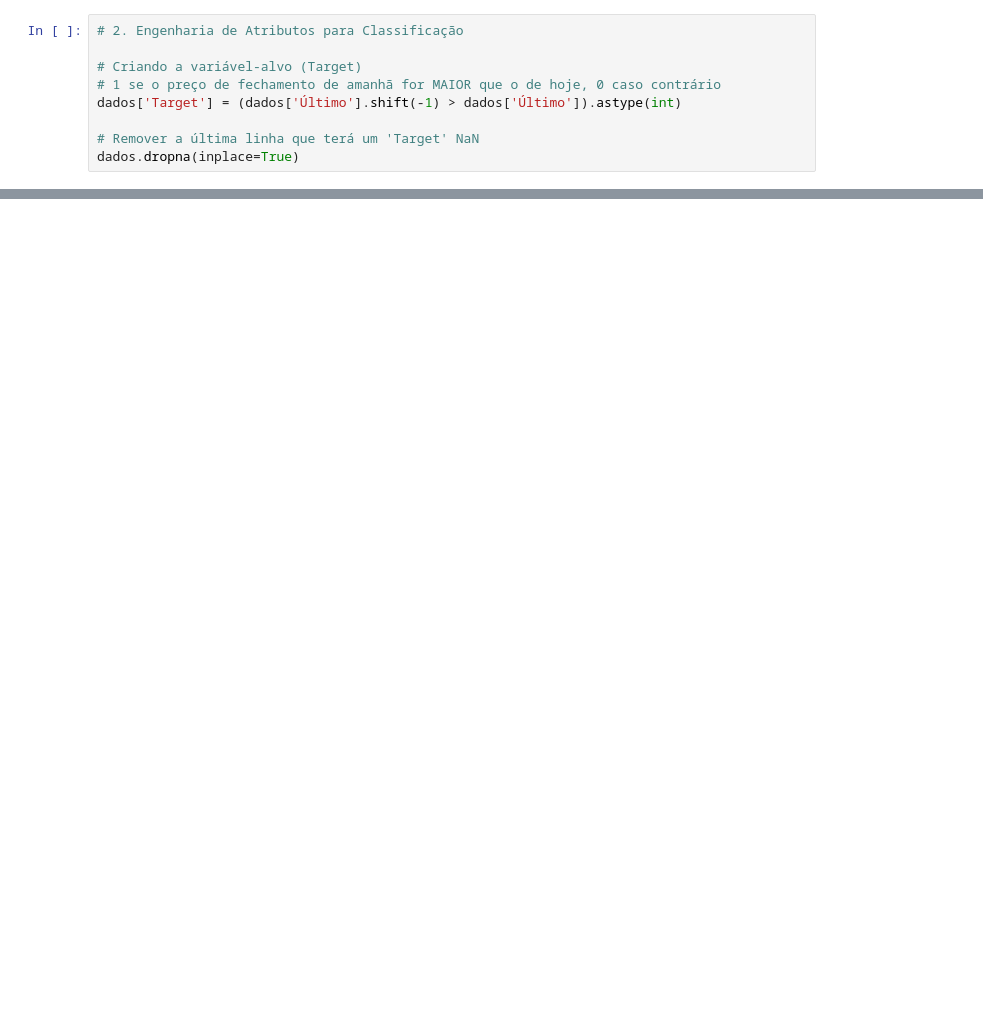
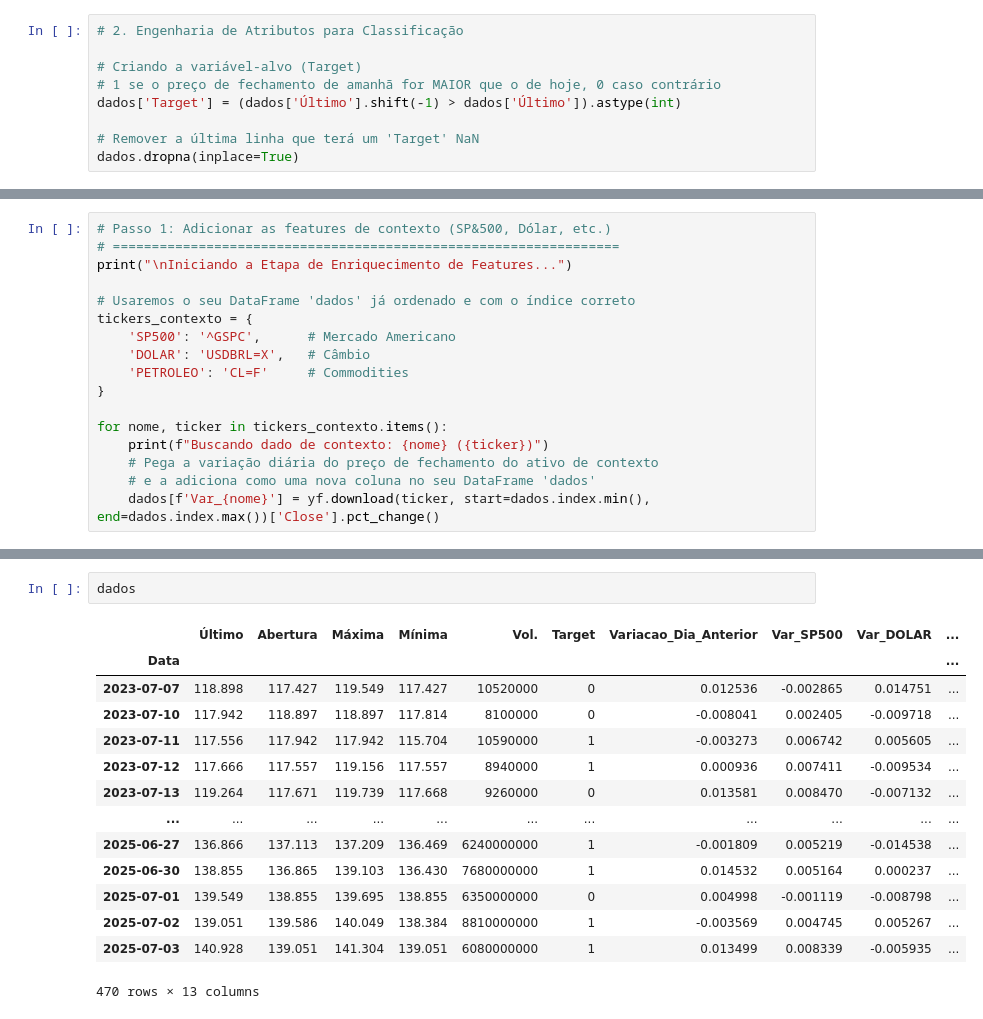
Before and after one commit to willianncardoso/IBOVESPA, a Jupyter notebook: PosFIAP_T2.ipynb, the cells around one changed output, grey strips where cells are left out. Drawn from its saved outputs; the diff is of its cells as text; blank space fills up the shorter version.

```diff
--- a/PosFIAP_T2.ipynb
+++ b/PosFIAP_T2.ipynb
@@ -148,0 +241,17 @@ RandomForestClassifier(n_jobs=-1, random_state=42)
+# %%
+# Passo 1: Adicionar as features de contexto (SP&500, Dólar, etc.)
+# =================================================================
+print("\nIniciando a Etapa de Enriquecimento de Features...")
+
+# Usaremos o seu DataFrame 'dados' já ordenado e com o índice correto
+tickers_contexto = {
+    'SP500': '^GSPC',      # Mercado Americano
+    'DOLAR': 'USDBRL=X',   # Câmbio
+    'PETROLEO': 'CL=F'     # Commodities
+}
+
+for nome, ticker in tickers_contexto.items():
+    print(f"Buscando dado de contexto: {nome} ({ticker})")
+    # Pega a variação diária do preço de fechamento do ativo de contexto
+    # e a adiciona como uma nova coluna no seu DataFrame 'dados'
+    dados[f'Var_{nome}'] = yf.download(ticker, start=dados.index.min(), end=dados.index.max())['Close'].pct_change()
@@ -148,0 +309,17 @@ RandomForestClassifier(n_jobs=-1, random_state=42)
+# %%
+dados
+# %% [output]
+|  | Último | Abertura | Máxima | Mínima | Vol. | Target | Variacao_Dia_Anterior | Var_SP500 | Var_DOLAR | ... |
+| Data |  |  |  |  |  |  |  |  |  | ... |
+| 2023-07-07 | 118.898 | 117.427 | 119.549 | 117.427 | 10520000 | 0 | 0.012536 | -0.002865 | 0.014751 | ... |
+| 2023-07-10 | 117.942 | 118.897 | 118.897 | 117.814 | 8100000 | 0 | -0.008041 | 0.002405 | -0.009718 | ... |
+| 2023-07-11 | 117.556 | 117.942 | 117.942 | 115.704 | 10590000 | 1 | -0.003273 | 0.006742 | 0.005605 | ... |
+| 2023-07-12 | 117.666 | 117.557 | 119.156 | 117.557 | 8940000 | 1 | 0.000936 | 0.007411 | -0.009534 | ... |
+| 2023-07-13 | 119.264 | 117.671 | 119.739 | 117.668 | 9260000 | 0 | 0.013581 | 0.008470 | -0.007132 | ... |
+| ... | ... | ... | ... | ... | ... | ... | ... | ... | ... | ... |
+| 2025-06-27 | 136.866 | 137.113 | 137.209 | 136.469 | 6240000000 | 1 | -0.001809 | 0.005219 | -0.014538 | ... |
+| 2025-06-30 | 138.855 | 136.865 | 139.103 | 136.430 | 7680000000 | 1 | 0.014532 | 0.005164 | 0.000237 | ... |
+| 2025-07-01 | 139.549 | 138.855 | 139.695 | 138.855 | 6350000000 | 0 | 0.004998 | -0.001119 | -0.008798 | ... |
+| 2025-07-02 | 139.051 | 139.586 | 140.049 | 138.384 | 8810000000 | 1 | -0.003569 | 0.004745 | 0.005267 | ... |
+| 2025-07-03 | 140.928 | 139.051 | 141.304 | 139.051 | 6080000000 | 1 | 0.013499 | 0.008339 | -0.005935 | ... |
+470 rows × 13 columns
```
Also changed, not shown: parts of 24 cells of this notebook.
